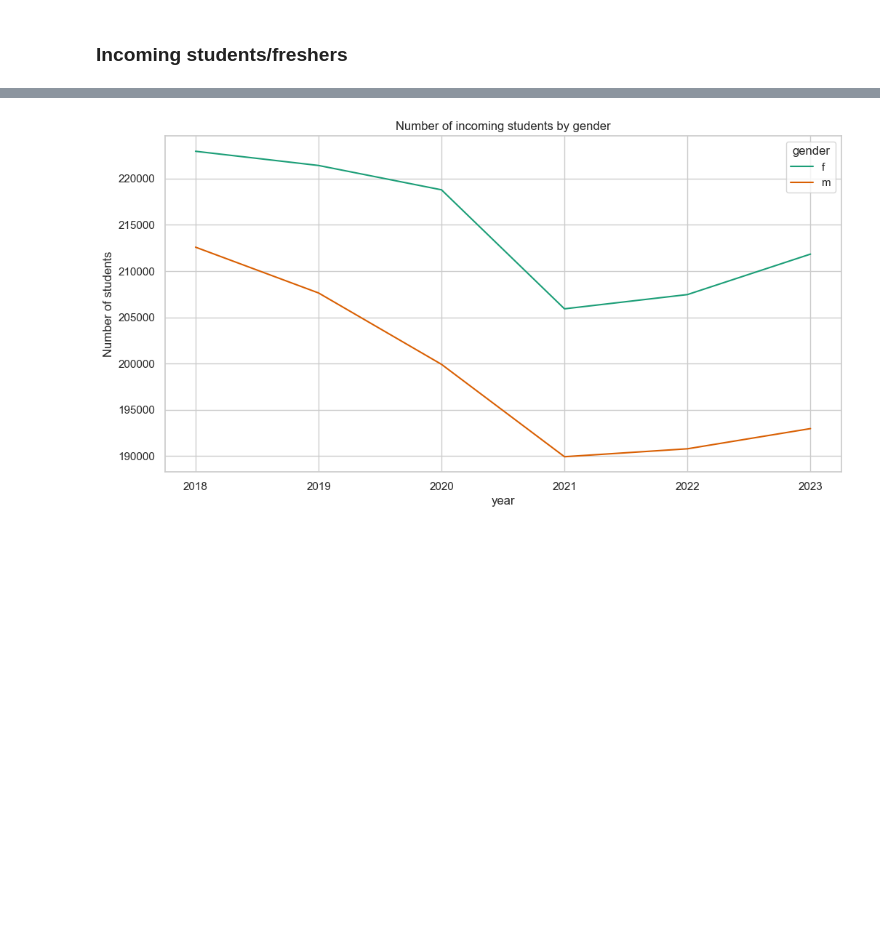
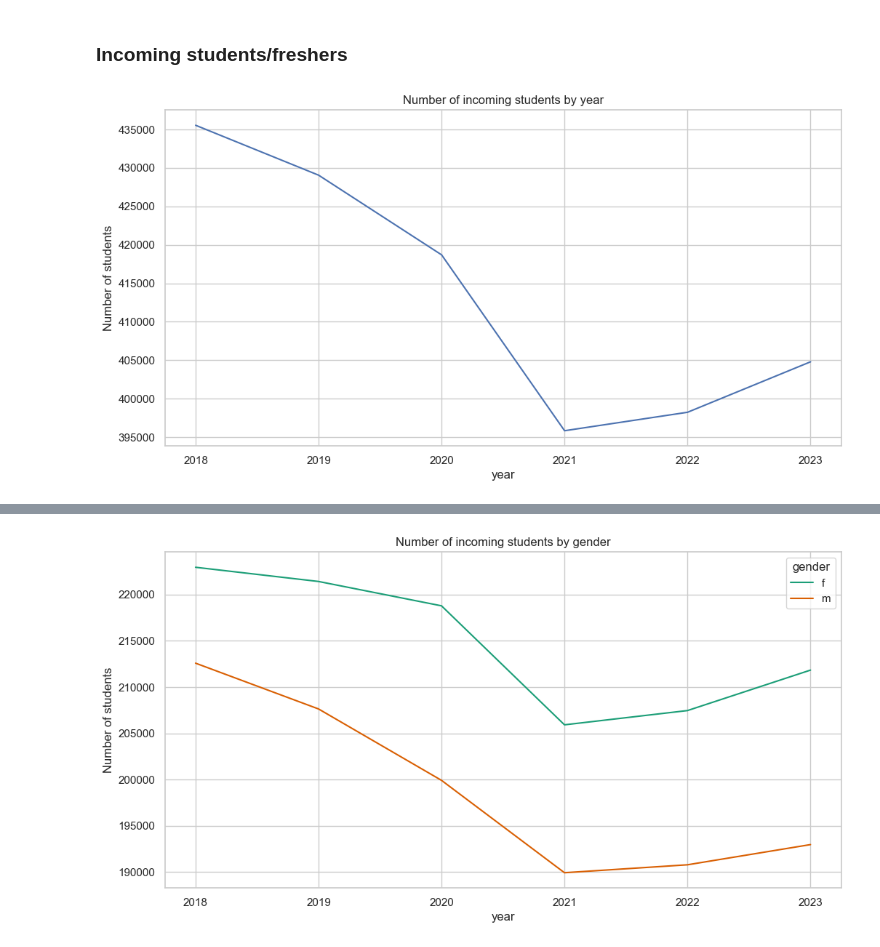
Before and after one commit to gfkpth/data-study-subjects, a Jupyter notebook: core_EDA.ipynb, the cells around one changed output, grey strips where cells are left out. Drawn from its saved outputs; the diff is of its cells as text; code cells hidden in the pictures; blank space fills up the shorter version.

```diff
--- a/core_EDA.ipynb
+++ b/core_EDA.ipynb
@@ -1079,3 +1066,11 @@ plt.ylabel('Number of students');
 Naturally, to account for the overall decline in the number of students in spite of the slight increase in foreign students, the number of domestic students must have undergone a stronger decline. The lineplot shows the rise in absolute numbers for foreign students and the stronger decline in the number of students who are citizens in more detail.
 # %% [markdown]
 ### Incoming students/freshers
+# %%
+total_incoming = sum_univar(df_f,'year',norm=False)
+
+sns.lineplot(total_incoming,x='year',y='total',palette='Dark2')
+plt.title('Number of incoming students by year')
+plt.ylabel('Number of students');
+# %% [output]
+[figure, added]
```
Also changed, not shown: parts of 34 cells of this notebook, 6 other files.
